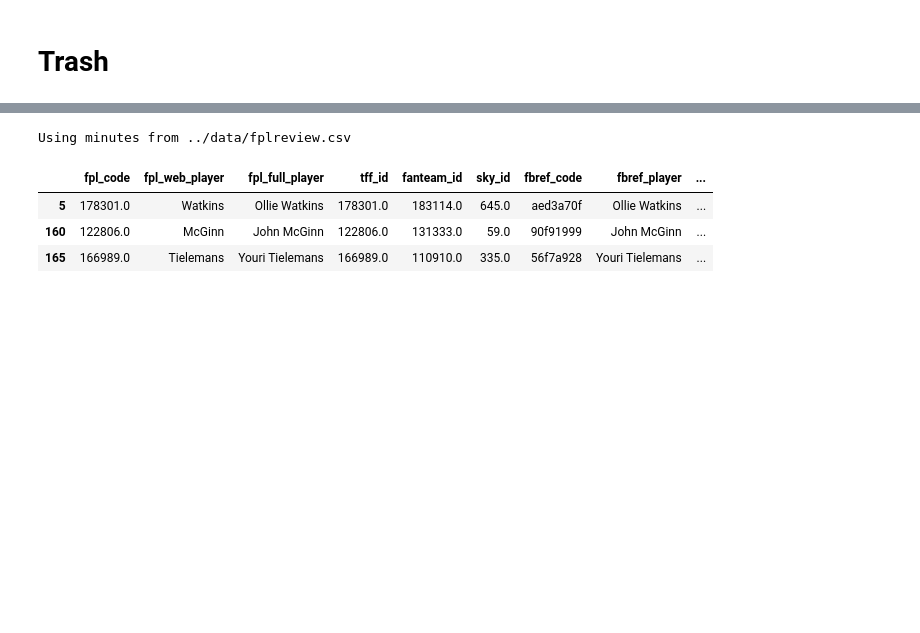
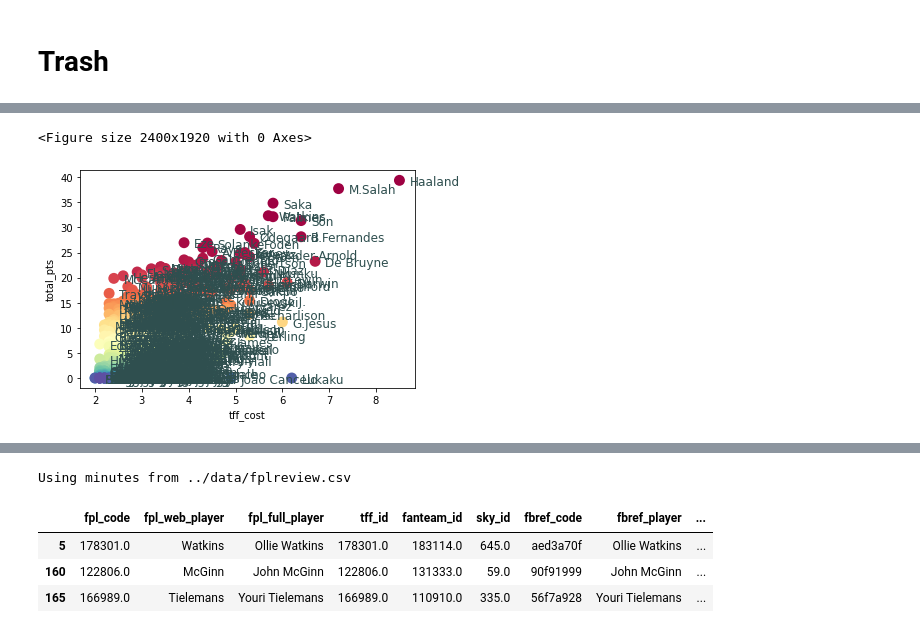
Before and after one commit to SamTroy/TFF_Optimization, a Jupyter notebook: notebooks/tff_optimization.ipynb, the cells around one changed output, grey strips where cells are left out. Cells and saved outputs as stored; diff of their text form; code cells hidden in the pictures; blank space fills up the shorter version.

```diff
--- a/notebooks/tff_optimization.ipynb
+++ b/notebooks/tff_optimization.ipynb
@@ -539,0 +466,31 @@ HTTPError: HTTP Error 404: Not Found
+# %%
+import matplotlib.pyplot as plt
+import pandas as pd
+import numpy as np
+import string
+
+from matplotlib.pyplot import figure
+
+figure(figsize=(30, 24), dpi=80)
+
+
+from matplotlib import cm
+
+fig, ax = plt.subplots()
+
+ev_df.plot('tff_cost', 'total_pts', kind='scatter', ax=ax)
+
+# for k, v in ev_df.iterrows():
+#     ax.annotate(v['player'], (v['tff_cost'], v['total_pts']))
+
+cmap = cm.get_cmap('Spectral')
+ev_df.plot('tff_cost', 'total_pts', kind='scatter', ax=ax, s=120, linewidth=0,
+        c=range(len(ev_df)), colormap=cmap)
+
+for k, v in ev_df.iterrows():
+    ax.annotate(v['player'], (v['tff_cost'], v['total_pts']),
+                xytext=(10,-5), textcoords='offset points',
+                family='sans-serif', fontsize=12, color='darkslategrey')
+# %% [output]
+<Figure size 2400x1920 with 0 Axes>
+[figure, added]
```
Also changed, not shown: parts of 15 cells of this notebook, 1 other file.
